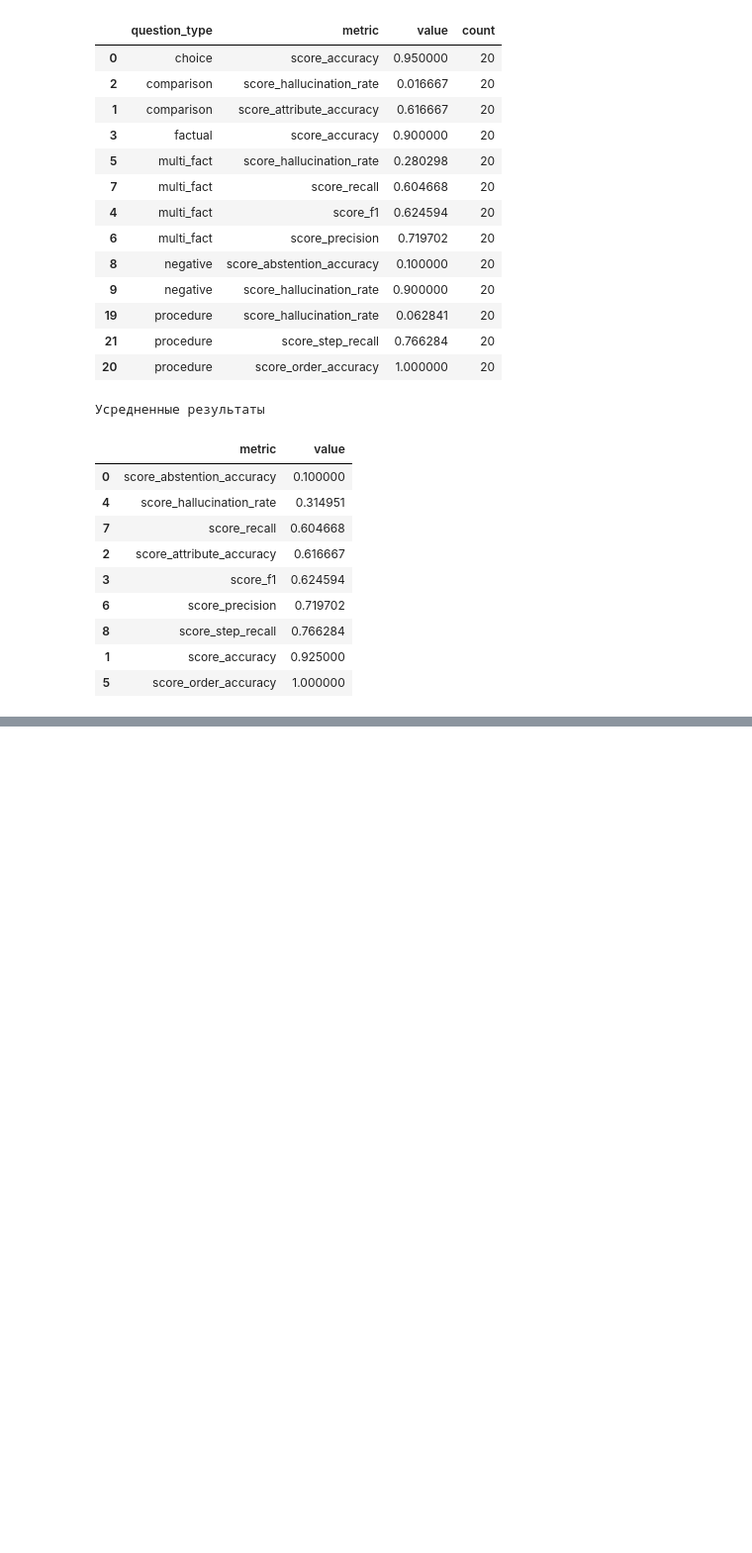
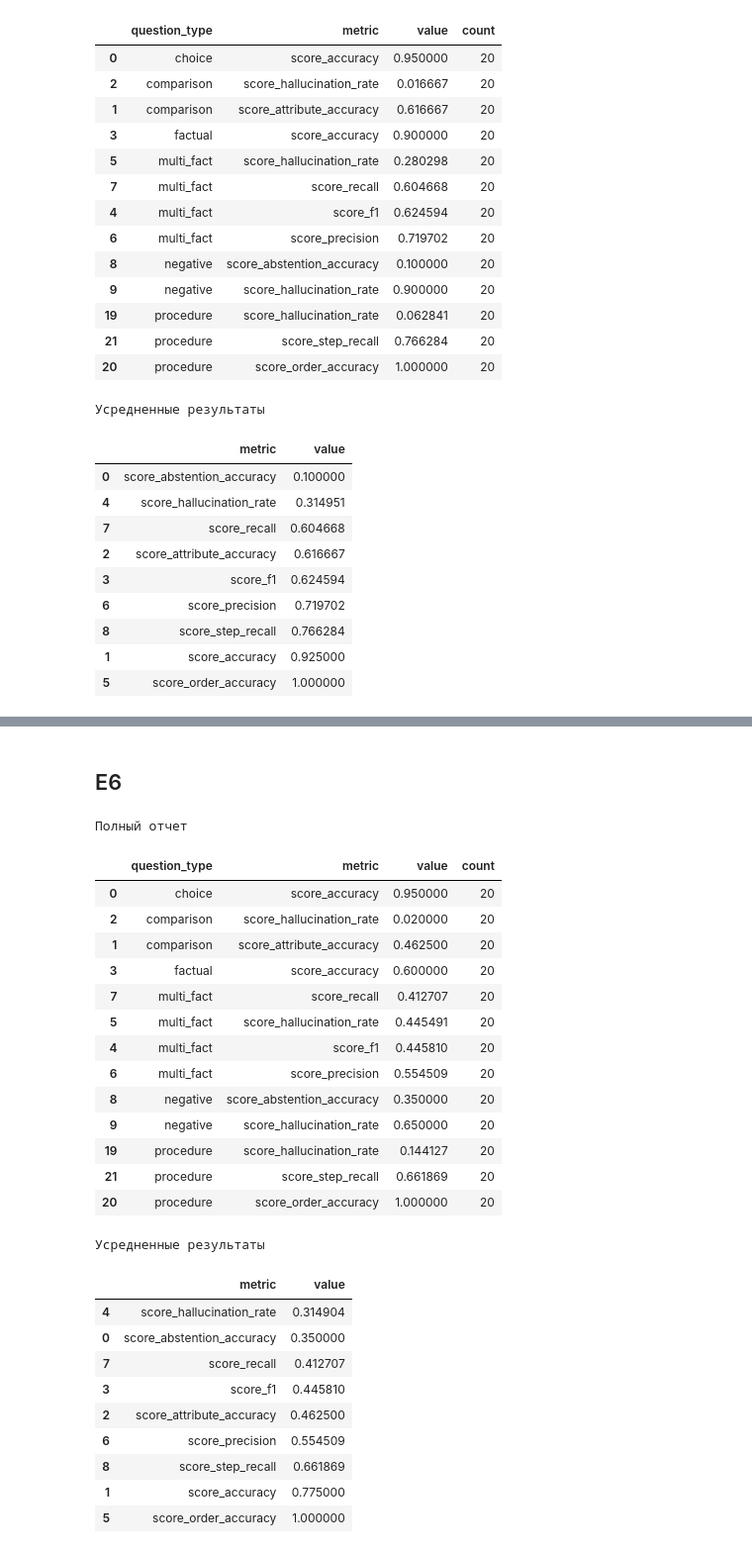
Before and after one commit to d4niluck/degree, a Jupyter notebook: src/benchmark/notebooks/evaluate_benchmark.ipynb, the cells around one changed output, grey strips where cells are left out. Shown at 99% size. Saved outputs shown, nothing was run; the diff lists cells and outputs as text; code cells hidden in the pictures; blank space fills up the shorter version.

```diff
--- a/src/benchmark/notebooks/evaluate_benchmark.ipynb
+++ b/src/benchmark/notebooks/evaluate_benchmark.ipynb
@@ -1030,0 +1159,2 @@ display(comparison)
+# %% [markdown]
+## E6
@@ -1030,0 +1163,35 @@ display(comparison)
+# %%
+e6_metrics = pd.read_csv(str(PROJECT_ROOT / e6_metrics_path))
+e6_metrics = e6_metrics[e6_metrics['question_type'] != 'overall']
+print('Полный отчет')
+display(e6_metrics.sort_values(['question_type', 'value'], ascending=True))
+
+print('Усредненные результаты')
+e6_metrics.groupby('metric', as_index=False).agg({"value": "mean"}).sort_values('value', ascending=True)
+# %% [output]
+Полный отчет
+|  | question_type | metric | value | count |
+| 0 | choice | score_accuracy | 0.950000 | 20 |
+| 2 | comparison | score_hallucination_rate | 0.020000 | 20 |
+| 1 | comparison | score_attribute_accuracy | 0.462500 | 20 |
+| 3 | factual | score_accuracy | 0.600000 | 20 |
+| 7 | multi_fact | score_recall | 0.412707 | 20 |
+| 5 | multi_fact | score_hallucination_rate | 0.445491 | 20 |
+| 4 | multi_fact | score_f1 | 0.445810 | 20 |
+| 6 | multi_fact | score_precision | 0.554509 | 20 |
+| 8 | negative | score_abstention_accuracy | 0.350000 | 20 |
+| 9 | negative | score_hallucination_rate | 0.650000 | 20 |
+| 19 | procedure | score_hallucination_rate | 0.144127 | 20 |
+| 21 | procedure | score_step_recall | 0.661869 | 20 |
+| 20 | procedure | score_order_accuracy | 1.000000 | 20 |
+Усредненные результаты
+|  | metric | value |
+| 4 | score_hallucination_rate | 0.314904 |
+| 0 | score_abstention_accuracy | 0.350000 |
+| 7 | score_recall | 0.412707 |
+| 3 | score_f1 | 0.445810 |
+| 2 | score_attribute_accuracy | 0.462500 |
+| 6 | score_precision | 0.554509 |
+| 8 | score_step_recall | 0.661869 |
+| 1 | score_accuracy | 0.775000 |
+| 5 | score_order_accuracy | 1.000000 |
```
Also changed, not shown: parts of 15 cells of this notebook, 8 other files.
